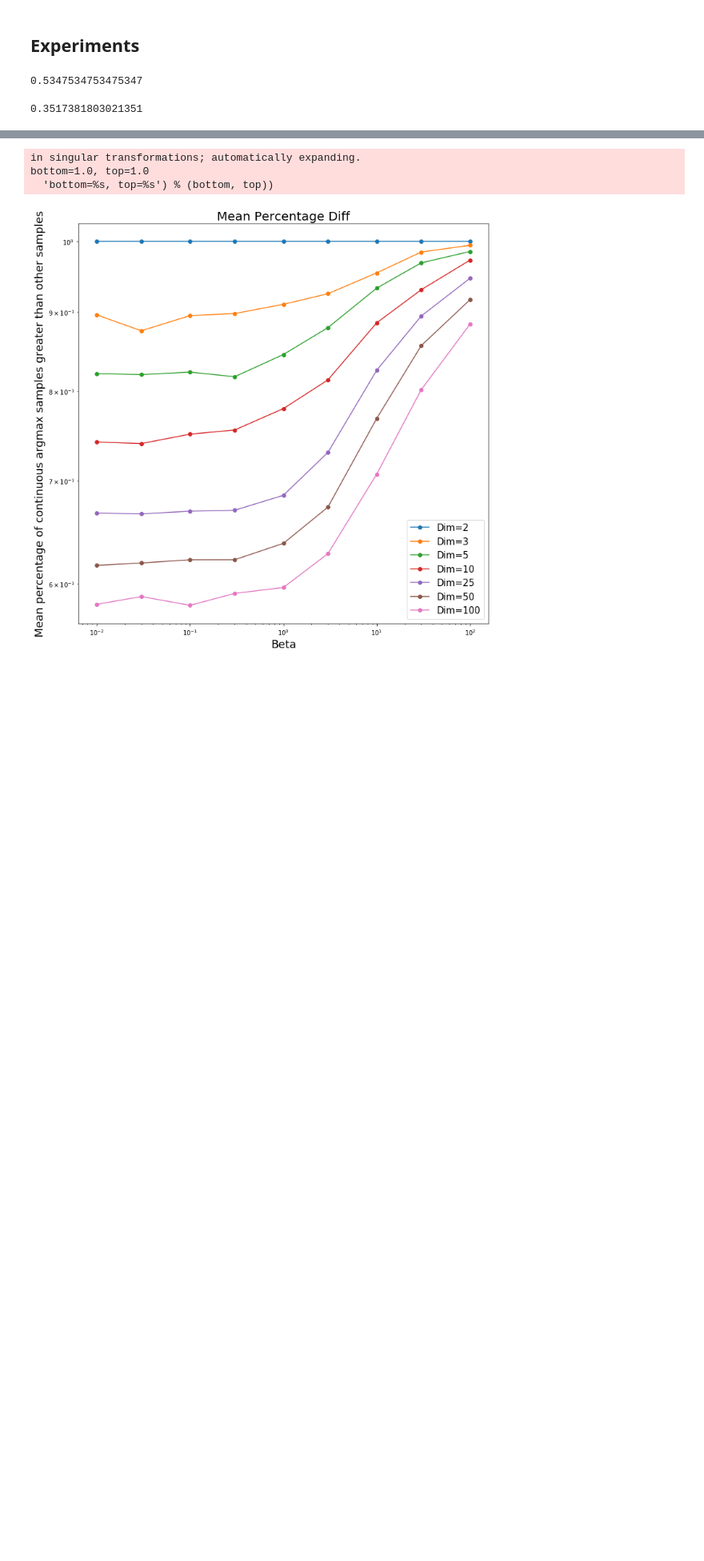
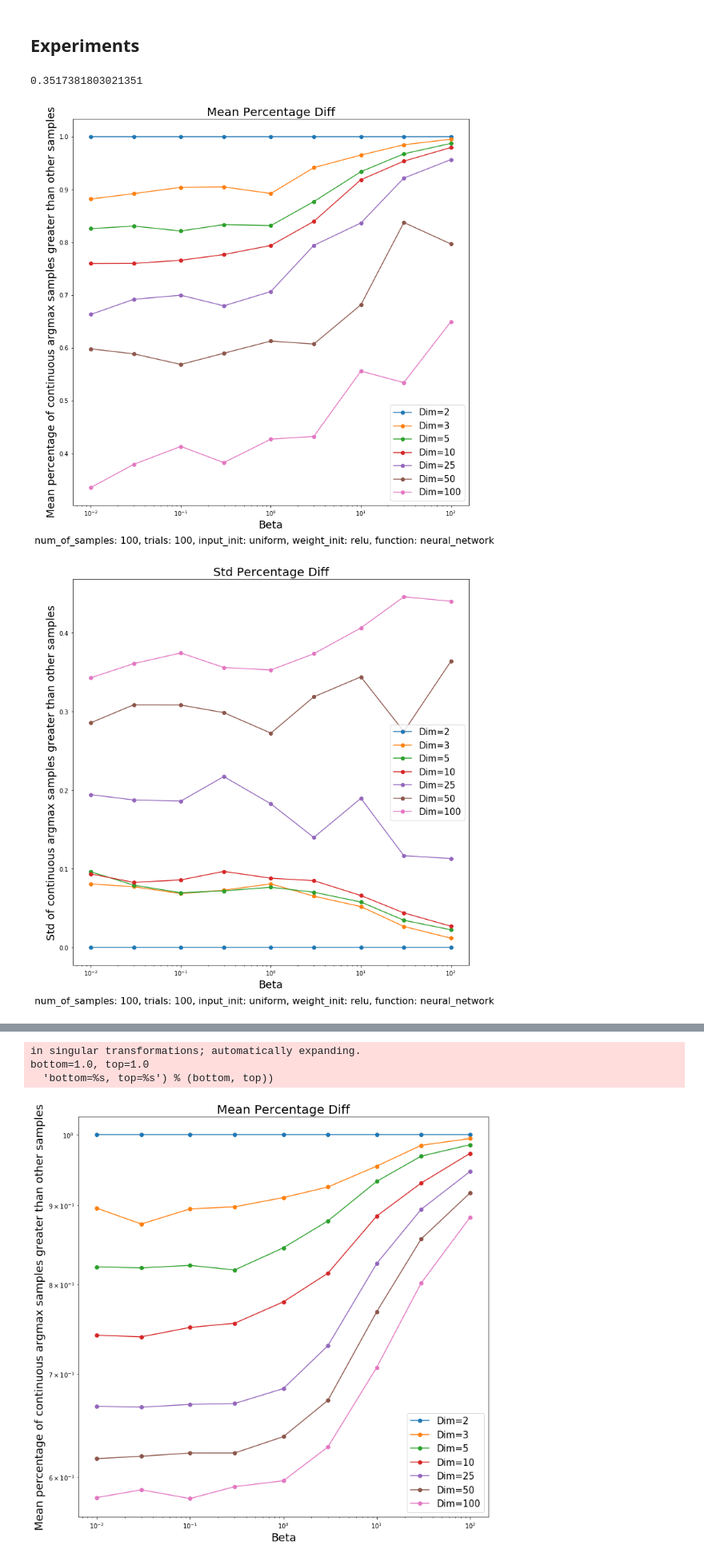
Before and after one commit to j316chuck/AM-Project, a Jupyter notebook: notebooks/Beta Softmax Function Simulations.ipynb, the cells around one changed output, grey strips where cells are left out. Shown at 80% size. Saved outputs shown, nothing was run; the diff lists cells and outputs as text; code cells hidden in the pictures; blank space fills up the shorter version.

Commit message:
testing done for linear, quadratic, and nn continuous optimums

```diff
--- a/notebooks/Beta Softmax Function Simulations.ipynb
+++ b/notebooks/Beta Softmax Function Simulations.ipynb
@@ -59,7 +59,11 @@ def gen_nn_f(d, distribution):
     weights = []
     for i in range(len(d) - 1):
         # all initialized with gaussians because no NN is not initialized this way
-        weights.append(np.random.uniform(0, 1 / (x ** 0.5), (d[i], d[i+1])))
+        w = np.random.normal(0, 1 / (d[i+1] ** 0.5), (d[i], d[i+1]))
+        b = np.random.normal(0, 1 / (d[i+1] ** 0.5), (d[i+1]))
+        weights.append((w, b))
+        if i == len(d) - 2:
+            continue
         if distribution == "sigmoid":
             weights.append("sigmoid")
         elif distribution == "relu":
@@ -67,6 +71,7 @@ def gen_nn_f(d, distribution):
         else:
             print("Distribution not supported")
             return -1
+    return weights
 
 
 def linear_f(x, w):
@@ -141,7 +179,7 @@ np.testing.assert_equal(compare_elements_through_sorted_linear_sweep(minimum_ver
 
 ## email David results
 # %%
-def beta_softmax_function_simulations(num_of_points=1000, dims=10, beta=1, input_init="uniform", weight_init_args="uniform", function="linear"):
+def beta_softmax_function_simulations(num_of_points=1000, dims=10, beta=1, input_init="uniform", weight_init_args="uniform", function="linear", layers=None):
     y = gen_y(n=num_of_points, d=dims, distribution=input_init)
     x = softmax_beta_x(x=y, beta=beta)
     test_softmax_beta_x(x=x)
@@ -151,6 +189,9 @@ def beta_softmax_function_simulations(num_of_points=1000, dims=10, beta=1, input
     elif function == "quadratic":
         w = gen_quadratic_f(d=dims, distribution=weight_init_args)
         function = quadratic_f
+    elif function == "neural_network":
+        w = gen_nn_f(d=layers, distribution=weight_init_args)
+        function = nn_f
     else:
         print("Invalid function choice")
         return
@@ -166,15 +207,11 @@ def beta_softmax_function_simulations(num_of_points=1000, dims=10, beta=1, input
             other_vertex_points.append(output[i])
     total, greater_than, less_than_equal = compare_elements_through_sorted_linear_sweep(other_vertex_points, maximum_vertex_points)
     return greater_than / total
-# %%
-beta_softmax_function_simulations(num_of_points=10000, dims=10000, beta = 0.01)
-# %% [output]
-0.5347534753475347
 # %%
-def average_beta_softmax_function_simulations(trials=100, num_of_points=1000, dims=10, beta=1, input_init="uniform", weight_init_args="uniform", function="linear"):
+def average_beta_softmax_function_simulations(trials=100, num_of_points=1000, dims=10, beta=1, input_init="uniform", weight_init_args="uniform", function="linear", layers=None):
     results = []
     for _ in range(trials):
-        results.append(beta_softmax_function_simulations(num_of_points, dims, beta, input_init, weight_init_args, function))
+        results.append(beta_softmax_function_simulations(num_of_points, dims, beta, input_init, weight_init_args, function, layers))
     return results, np.mean(results), np.std(results)
 # %%
 res, mean, std = average_beta_softmax_function_simulations(trials=100, num_of_points=10000, dims=10000, beta=0.01, input_init="uniform", weight_init_args="uniform", function="linear")
@@ -183,9 +220,8 @@ mean
 # %% [output]
 0.3517381803021351
 # %%
-def plot_average_beta_softmax_function_simulations(trials=100, num_of_points=10000, dims_lst=[2, 3, 5, 10, 25, 50, 100], beta_lst=[0.01, 0.03, 0.1, 0.3, 1, 3, 10, 30, 100], input_init="uniform", weight_init_args="uniform", function="linear"):
+def plot_average_beta_softmax_function_simulations(trials=100, num_of_points=10000, dims_lst=[2, 3, 5, 10, 25, 50, 100], beta_lst=[0.01, 0.03, 0.1, 0.3, 1, 3, 10, 30, 100], input_init="uniform", weight_init_args="uniform", function="linear", layers=None):
     plt.figure(figsize=(12, 12))
-
     plt.title("Mean Percentage Diff", fontsize=20)
     plt.xlabel("Beta", fontsize=18)
     plt.ylabel("Mean percentage of continuous argmax samples greater than other samples", fontsize=18)
@@ -194,14 +230,19 @@ def plot_average_beta_softmax_function_simulations(trials=100, num_of_points=100
     for dim in dims_lst:
         mean_lst, std_lst = [], []
         for beta in beta_lst:
-            res, mean, std = average_beta_softmax_function_simulations(trials, num_of_points, dim, beta, input_init, weight_init_args, function)
+            if function != "neural_network":
+                res, mean, std = average_beta_softmax_function_simulations(trials, num_of_points, dim, beta, input_init, weight_init_args, function)
+            else:
+                lay = layers.copy()
+                lay.insert(0, dim)
+                res, mean, std = average_beta_softmax_function_simulations(trials, num_of_points, dim, beta, input_init, weight_init_args, function, layers=lay)
             mean_lst.append(mean)
             std_lst.append(std)
         stds_lst.append(std_lst)
         plt.plot(beta_lst, mean_lst, 'o-', label="Dim={}".format(dim))
     plt.legend(fontsize=15)
-    txt = "num_of_samples: {}, trials: {}, input_init: {}, weight_init: {}, function: {}".format(num_of_points, trials, input_init, weight_init_args, function)
-    plt.figtext(0.5, 0.01, txt, wrap=True, horizontalalignment='center', fontsize=12)
+    txt = "num_of_samples: {}, trials: {}, input_init: {}, weight_init: {}, function: {} layers: {}".format(num_of_points, trials, input_init, weight_init_args, function, layers)
+    plt.figtext(0.5, 0.05, txt, wrap=True, horizontalalignment='center', fontsize=16)
     plt.savefig("../plots/10_30_beta_softmax_errors_input_{}_weight_{}_function_{}.png".format(input_init, weight_init_args, function))
     plt.show()
     plt.close()
@@ -214,6 +255,11 @@ def plot_average_beta_softmax_function_simulations(trials=100, num_of_points=100
         plt.plot(beta_lst, stds_lst[i], 'o-', label="Dim={}".format(dim))
     plt.legend(fontsize=15)
     plt.savefig("../plots/10_30_beta_softmax_std_input_{}_weight_{}_function_{}.png".format(input_init, weight_init_args, function))
-    plt.figtext(0.5, 0.01, txt, wrap=True, horizontalalignment='center', fontsize=12)
+    plt.figtext(0.5, 0.05, txt, wrap=True, horizontalalignment='center', fontsize=16)
     plt.show()
     plt.close()
+# %%
+plot_average_beta_softmax_function_simulations(trials=100, num_of_points=100, dims_lst=[2, 3, 5, 10, 25, 50, 100], input_init="uniform", function="neural_network", weight_init_args="relu", layers=[1])
+# %% [output]
+[figure, added]
+[figure, added]
```
Also changed, not shown: parts of 5 cells of this notebook, 4 other files.
